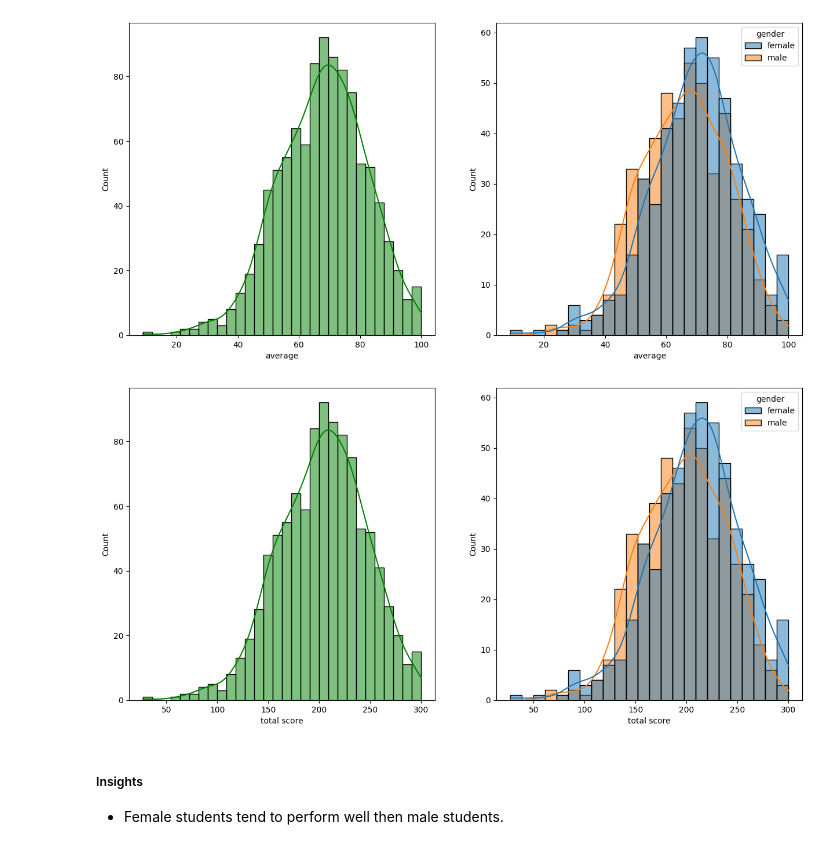
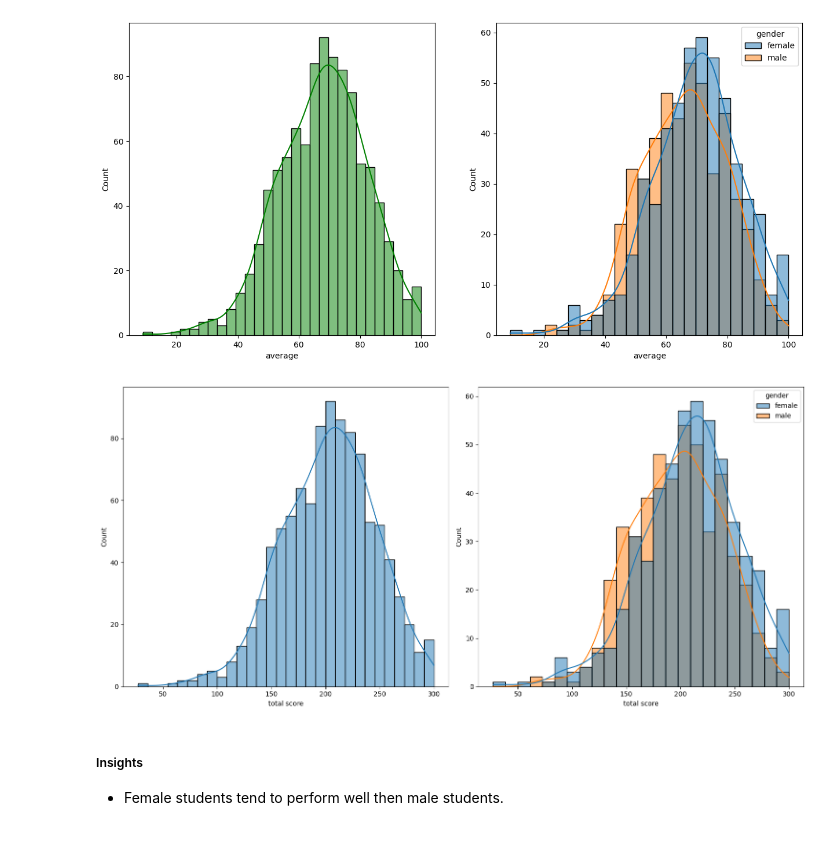
Before and after one commit to midhunln9/practicegit, a Jupyter notebook: data/1 . EDA STUDENT PERFORMANCE .ipynb, the cells around one changed output. Cells and saved outputs as stored; diff of their text form; code cells hidden in the pictures.

```diff
--- a/data/1 . EDA STUDENT PERFORMANCE .ipynb
+++ b/data/1 . EDA STUDENT PERFORMANCE .ipynb
@@ -262,12 +269,13 @@ plt.show()
 # %%
 fig, axs = plt.subplots(1, 2, figsize=(15, 7))
 plt.subplot(121)
-sns.histplot(data=df,x='total score',bins=30,kde=True,color='g')
+sns.histplot(data=df,x='total score',bins=30,kde=True)
 plt.subplot(122)
 sns.histplot(data=df,x='total score',kde=True,hue='gender')
+plt.tight_layout()
 plt.show()
 # %% [output]
-[figure, old version]
+[figure, new version]
 # %% [markdown]
 #####  Insights
 - Female students tend to perform well then male students.
```
Also changed, not shown: parts of 24 cells of this notebook, 1 other file.
